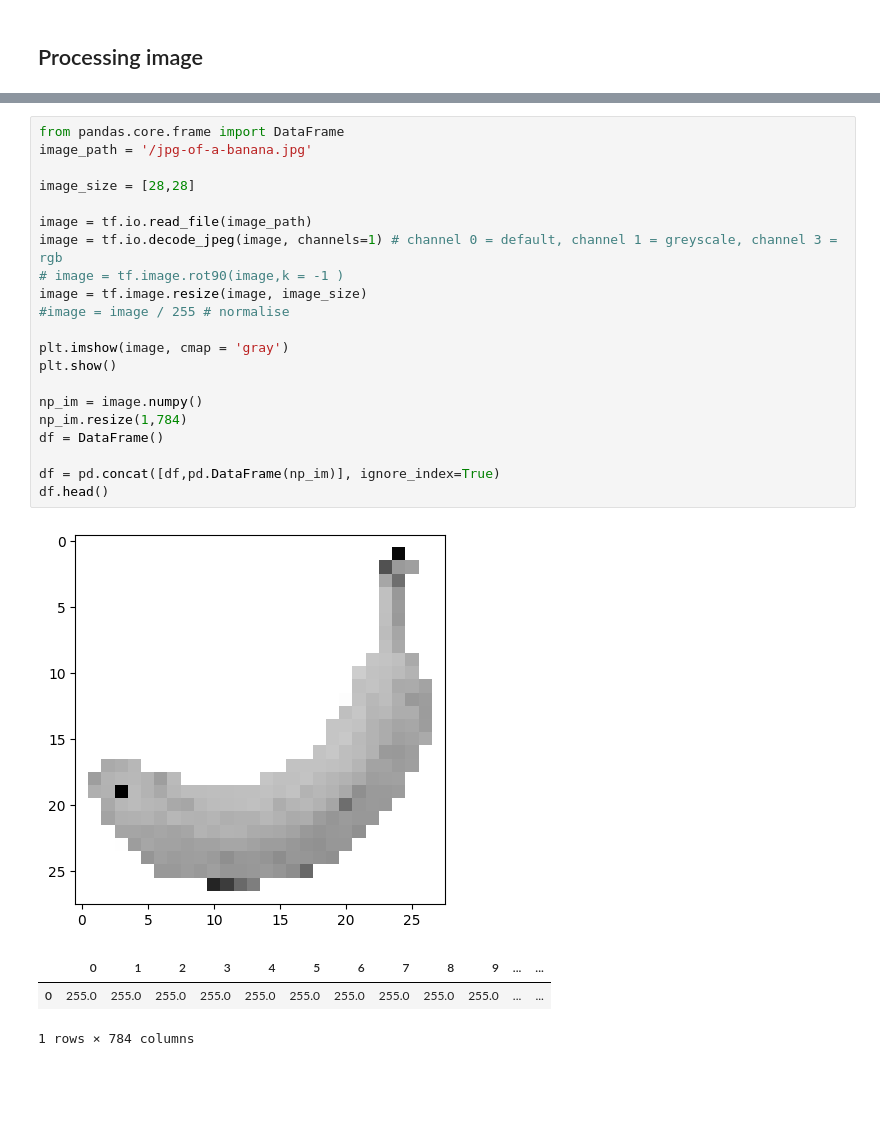
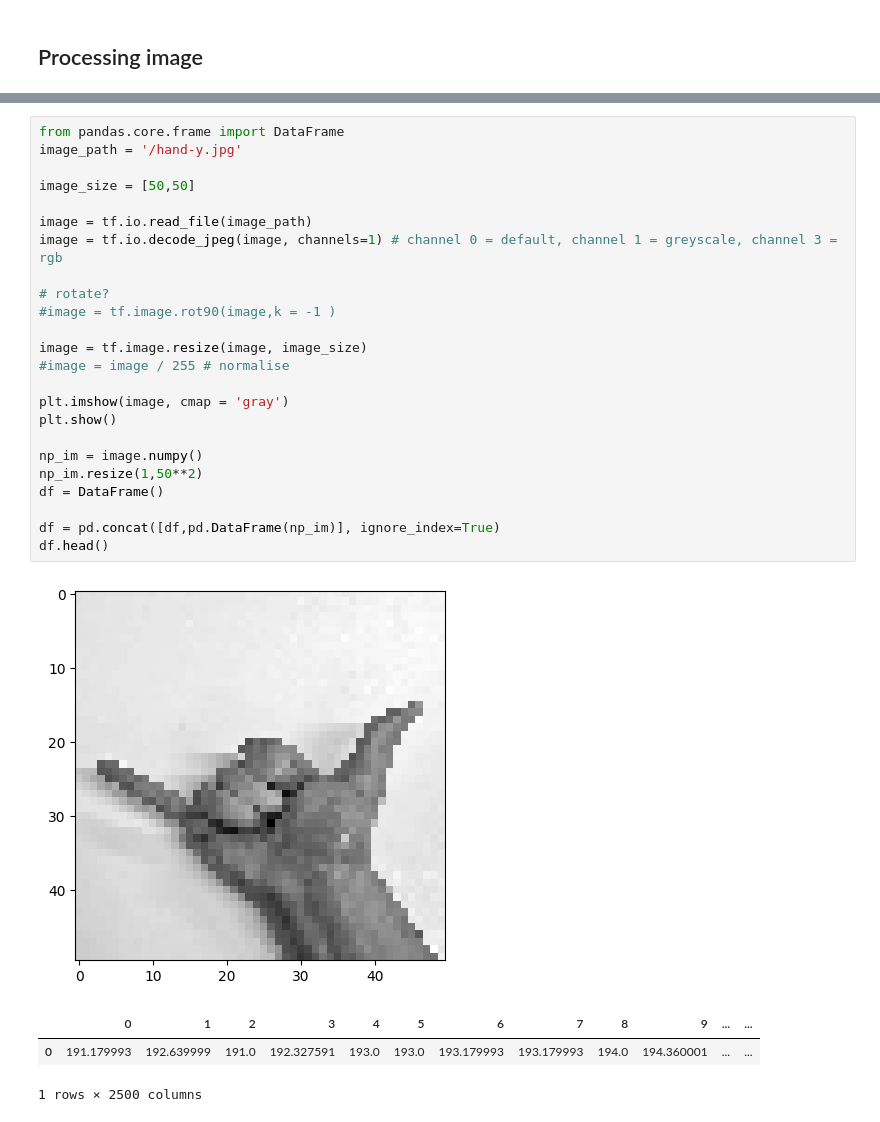
Before and after one commit to nqvm/stupid-reliable-leech, a Jupyter notebook: Durhack23.ipynb, the cells around one changed output, grey strips where cells are left out. Cells and saved outputs as stored; diff of their text form; blank space fills up the shorter version.

```diff
--- a/Durhack23.ipynb
+++ b/Durhack23.ipynb
@@ -248,28 +280,31 @@ for i in range(2):
 # %%
 from pandas.core.frame import DataFrame
-image_path = '/jpg-of-a-banana.jpg'
+image_path = '/hand-y.jpg'
 
-image_size = [28,28]
+image_size = [50,50]
 
 image = tf.io.read_file(image_path)
 image = tf.io.decode_jpeg(image, channels=1) # channel 0 = default, channel 1 = greyscale, channel 3 = rgb
-# image = tf.image.rot90(image,k = -1 )
+
+# rotate?
+#image = tf.image.rot90(image,k = -1 )
+
 image = tf.image.resize(image, image_size)
 #image = image / 255 # normalise
 
 plt.imshow(image, cmap = 'gray')
 plt.show()
 
 np_im = image.numpy()
-np_im.resize(1,784)
+np_im.resize(1,50**2)
 df = DataFrame()
 
 df = pd.concat([df,pd.DataFrame(np_im)], ignore_index=True)
 df.head()
 # %% [output]
-[figure, old version]
+[figure, new version]
 |  | 0 | 1 | 2 | 3 | 4 | 5 | 6 | 7 | 8 | 9 | ... | ... |
-| 0 | 255.0 | 255.0 | 255.0 | 255.0 | 255.0 | 255.0 | 255.0 | 255.0 | 255.0 | 255.0 | ... | ... |
+| 0 | 191.179993 | 192.639999 | 191.0 | 192.327591 | 193.0 | 193.0 | 193.179993 | 193.179993 | 194.0 | 194.360001 | ... | ... |
-1 rows × 784 columns
+1 rows × 2500 columns
 # %%
 np_image = image.numpy()
```
Also changed, not shown: parts of 12 cells of this notebook, 1 other file.
